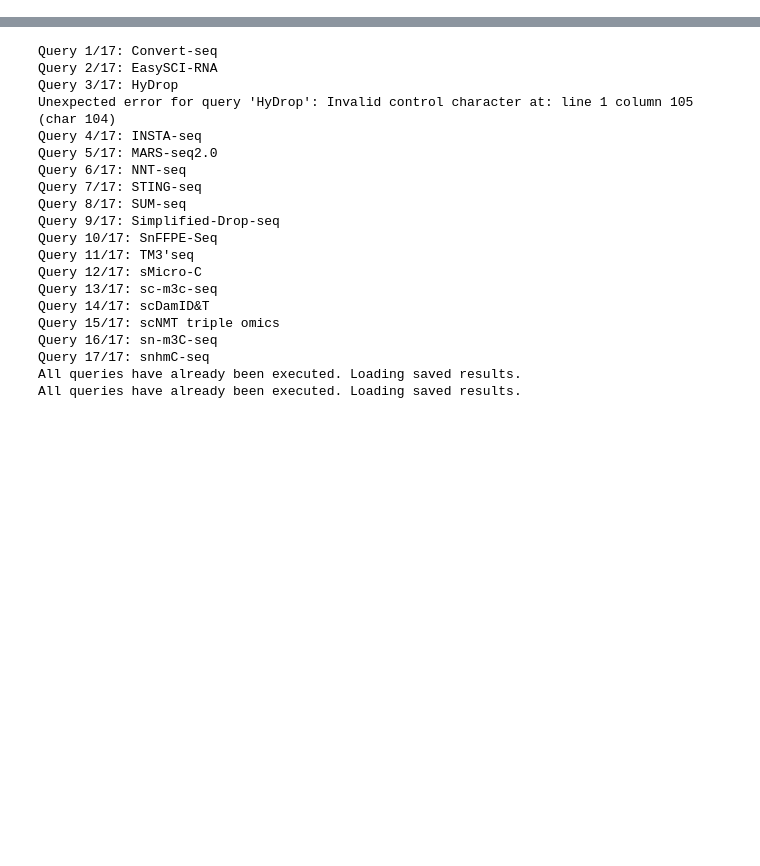
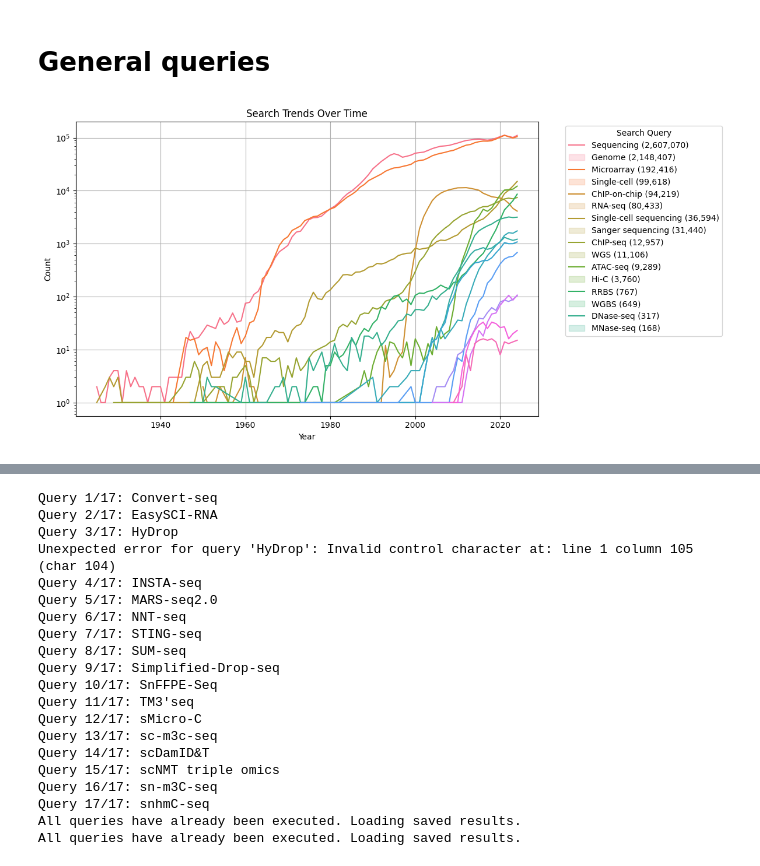
Before and after one commit to fderop/phd_thesis, a Jupyter notebook: ipynb/pub.ipynb, the cells around one changed output, grey strips where cells are left out. Saved outputs shown, nothing was run; the diff lists cells and outputs as text; code cells hidden in the pictures; blank space fills up the shorter version.

Commit message:
nice plots

```diff
--- a/ipynb/pub.ipynb
+++ b/ipynb/pub.ipynb
@@ -0,0 +1,2 @@
+# %% [markdown]
+# General queries
@@ -0,0 +40,33 @@
+# %%
+import pandas as pd
+import matplotlib.pyplot as plt
+import seaborn as sns
+
+input_dir = "./pubmed"
+merged_output_file = os.path.join(input_dir, "pubmed_merged.csv")
+df = pd.read_csv(merged_output_file)
+
+df_long = df.melt(id_vars="Year", var_name="Search Query", value_name="Count")
+df_long["Year"] = df_long["Year"].astype(int)
+df_long = df_long[(df_long["Year"] >= 1925) & (df_long["Year"] < 2025)]
+
+total_counts = (
+    df_long.groupby("Search Query")["Count"].sum().sort_values(ascending=False)
+)
+order = total_counts.index.tolist()
+labels = [f"{query} ({int(total_counts[query]):,})" for query in order]
+
+plt.figure(figsize=(12, 6))
+sns.lineplot(data=df_long, x="Year", y="Count", hue="Search Query", hue_order=order)
+plt.yscale("log")
+plt.xlabel("Year")
+plt.ylabel("Count")
+plt.title("Search Trends Over Time")
+plt.legend(
+    title="Search Query", bbox_to_anchor=(1.05, 1), loc="upper left", labels=labels
+)
+plt.grid(True)
+plt.tight_layout()
+plt.show()
+# %% [output]
+[figure, added]
```
Also changed, not shown: parts of 6 cells of this notebook, 18 other files.
